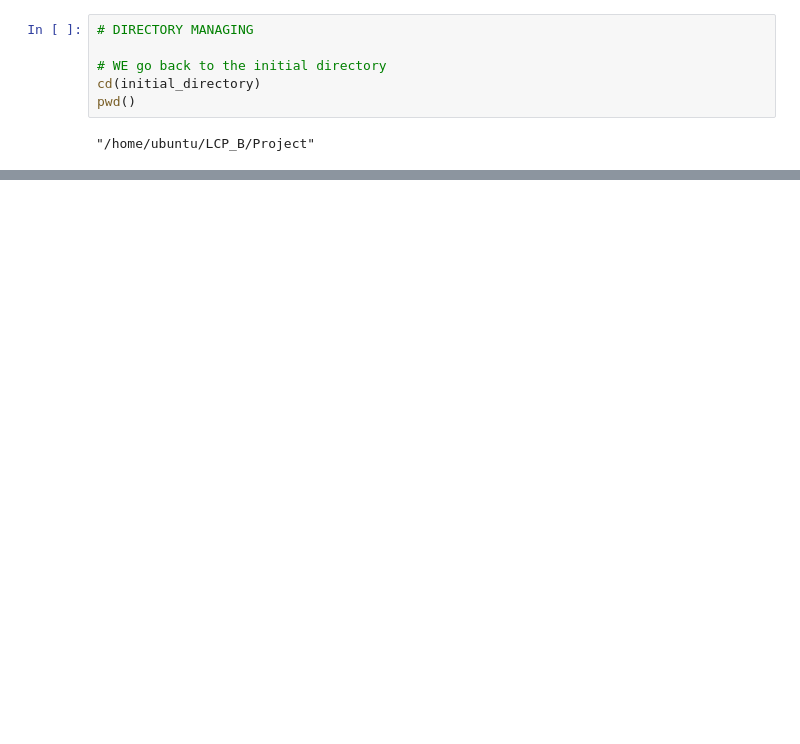
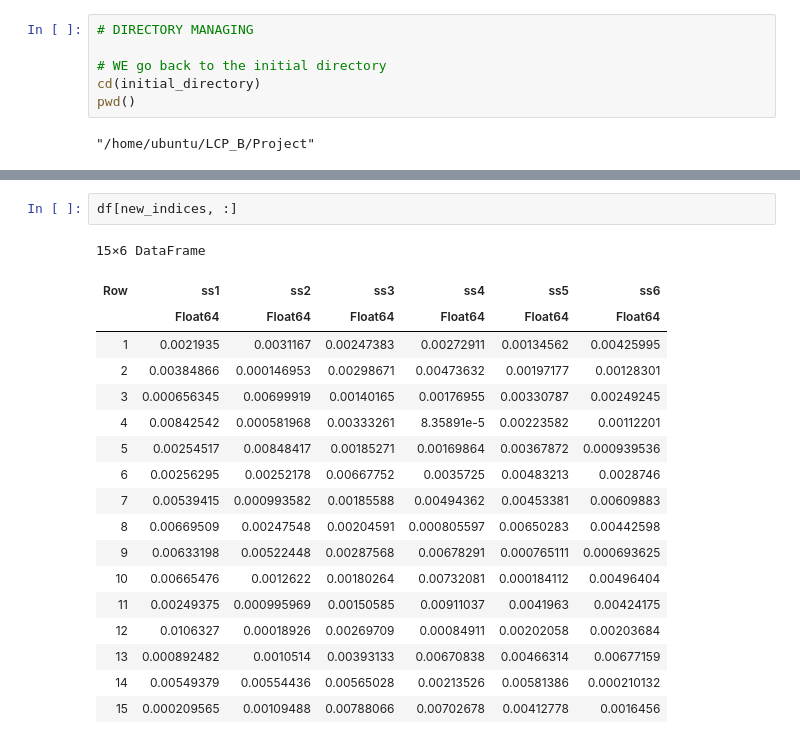
Before and after one commit to Kallo27/LCP_B, a Jupyter notebook: Project/real.ipynb, the cells around one changed output, grey strips where cells are left out. Cells and saved outputs as stored; diff of their text form; blank space fills up the shorter version.

```diff
--- a/Project/real.ipynb
+++ b/Project/real.ipynb
@@ -435 +440,22 @@ posterior_params = DataFrame(
+# %%
+df[new_indices, :]
+# %% [output]
+15×6 DataFrame
+| Row | ss1 | ss2 | ss3 | ss4 | ss5 | ss6 |
+|  | Float64 | Float64 | Float64 | Float64 | Float64 | Float64 |
+| 1 | 0.0021935 | 0.0031167 | 0.00247383 | 0.00272911 | 0.00134562 | 0.00425995 |
+| 2 | 0.00384866 | 0.000146953 | 0.00298671 | 0.00473632 | 0.00197177 | 0.00128301 |
+| 3 | 0.000656345 | 0.00699919 | 0.00140165 | 0.00176955 | 0.00330787 | 0.00249245 |
+| 4 | 0.00842542 | 0.000581968 | 0.00333261 | 8.35891e-5 | 0.00223582 | 0.00112201 |
+| 5 | 0.00254517 | 0.00848417 | 0.00185271 | 0.00169864 | 0.00367872 | 0.000939536 |
+| 6 | 0.00256295 | 0.00252178 | 0.00667752 | 0.0035725 | 0.00483213 | 0.0028746 |
+| 7 | 0.00539415 | 0.000993582 | 0.00185588 | 0.00494362 | 0.00453381 | 0.00609883 |
+| 8 | 0.00669509 | 0.00247548 | 0.00204591 | 0.000805597 | 0.00650283 | 0.00442598 |
+| 9 | 0.00633198 | 0.00522448 | 0.00287568 | 0.00678291 | 0.000765111 | 0.000693625 |
+| 10 | 0.00665476 | 0.0012622 | 0.00180264 | 0.00732081 | 0.000184112 | 0.00496404 |
+| 11 | 0.00249375 | 0.000995969 | 0.00150585 | 0.00911037 | 0.0041963 | 0.00424175 |
+| 12 | 0.0106327 | 0.00018926 | 0.00269709 | 0.00084911 | 0.00202058 | 0.00203684 |
+| 13 | 0.000892482 | 0.0010514 | 0.00393133 | 0.00670838 | 0.00466314 | 0.00677159 |
+| 14 | 0.00549379 | 0.00554436 | 0.00565028 | 0.00213526 | 0.00581386 | 0.000210132 |
+| 15 | 0.000209565 | 0.00109488 | 0.00788066 | 0.00702678 | 0.00412778 | 0.0016456 |
 # %%
```
Also changed, not shown: parts of 11 cells of this notebook, 15 other files.
